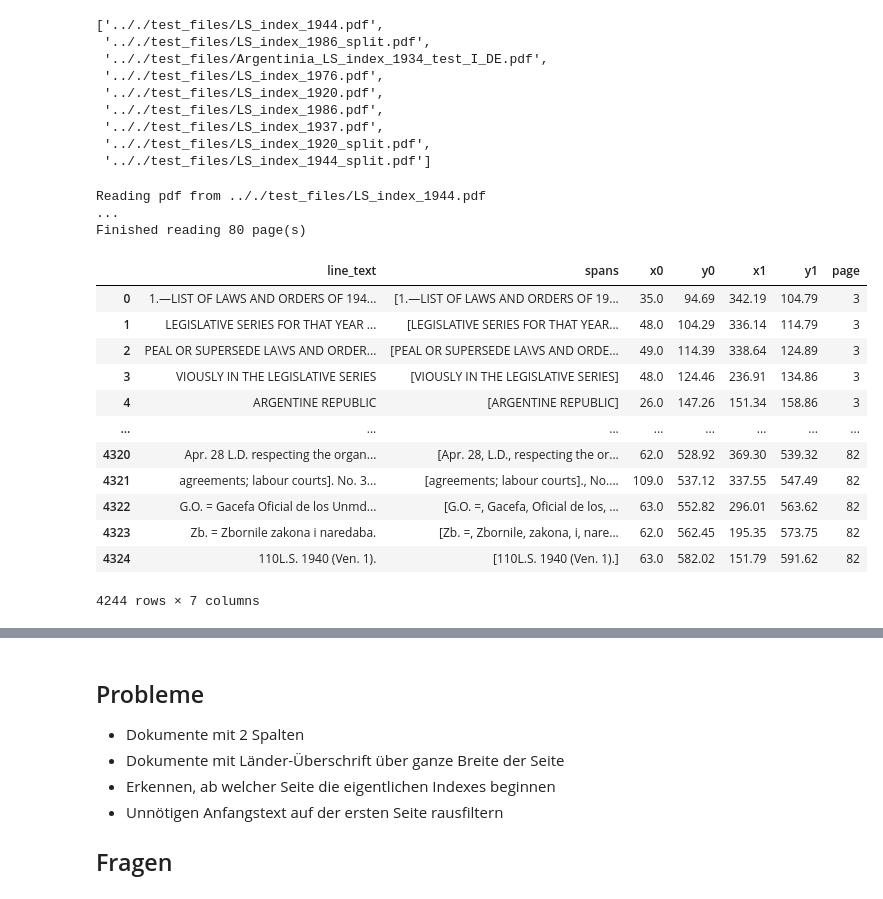
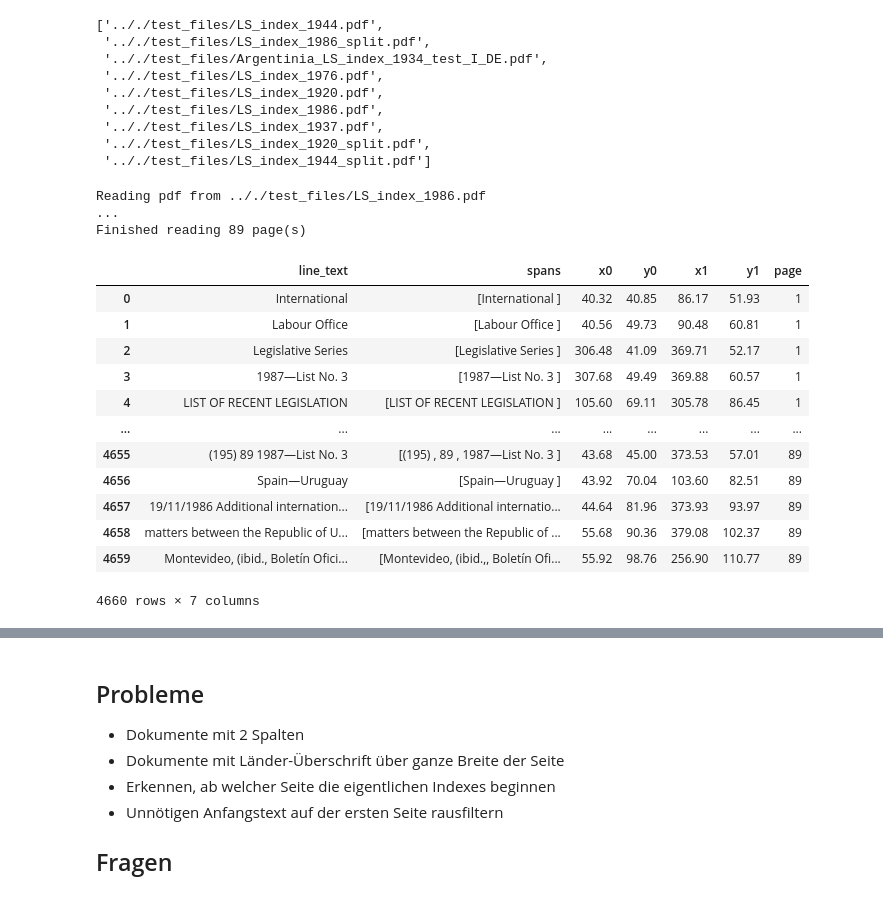
Before and after one commit to jeusa/indexex, a Jupyter notebook: code/index_extraction.ipynb, the cells around one changed output, grey strips where cells are left out. Drawn from its saved outputs; the diff is of its cells as text; code cells hidden in the pictures.

```diff
--- a/code/index_extraction.ipynb
+++ b/code/index_extraction.ipynb
@@ -27,31 +27,31 @@ test_files
  '.././test_files/LS_index_1920_split.pdf',
  '.././test_files/LS_index_1944_split.pdf']
 # %%
-p_start = 3
-pages, dicts = util.read_pdf(test_files[0], p_start)
+p_start = 1
+pages, dicts = util.read_pdf(test_files[-4], p_start)
 
 l_df = lines.make_lines_df(dicts)
 l_df = lines.merge_close_lines(l_df)
 l_df = lines.remove_useless_lines(l_df)
 
 display(l_df)
 # %% [output]
-Reading pdf from .././test_files/LS_index_1944.pdf
+Reading pdf from .././test_files/LS_index_1986.pdf
 ...
-Finished reading 80 page(s)
+Finished reading 89 page(s)
 |  | line_text | spans | x0 | y0 | x1 | y1 | page |
-| 0 | 1.—LIST OF LAWS AND ORDERS OF 194... | [1.—LIST OF LAWS AND ORDERS OF 19... | 35.0 | 94.69 | 342.19 | 104.79 | 3 |
-| 1 | LEGISLATIVE SERIES FOR THAT YEAR ... | [LEGISLATIVE SERIES FOR THAT YEAR... | 48.0 | 104.29 | 336.14 | 114.79 | 3 |
-| 2 | PEAL OR SUPERSEDE LA\VS AND ORDER... | [PEAL OR SUPERSEDE LA\VS AND ORDE... | 49.0 | 114.39 | 338.64 | 124.89 | 3 |
-| 3 | VIOUSLY IN THE LEGISLATIVE SERIES | [VIOUSLY IN THE LEGISLATIVE SERIES] | 48.0 | 124.46 | 236.91 | 134.86 | 3 |
-| 4 | ARGENTINE REPUBLIC | [ARGENTINE REPUBLIC] | 26.0 | 147.26 | 151.34 | 158.86 | 3 |
+| 0 | International | [International ] | 40.32 | 40.85 | 86.17 | 51.93 | 1 |
+| 1 | Labour Office | [Labour Office ] | 40.56 | 49.73 | 90.48 | 60.81 | 1 |
+| 2 | Legislative Series | [Legislative Series ] | 306.48 | 41.09 | 369.71 | 52.17 | 1 |
+| 3 | 1987—List No. 3 | [1987—List No. 3 ] | 307.68 | 49.49 | 369.88 | 60.57 | 1 |
+| 4 | LIST OF RECENT LEGISLATION | [LIST OF RECENT LEGISLATION ] | 105.60 | 69.11 | 305.78 | 86.45 | 1 |
 | ... | ... | ... | ... | ... | ... | ... | ... |
-| 4320 | Apr. 28 L.D. respecting the organ... | [Apr. 28, L.D., respecting the or... | 62.0 | 528.92 | 369.30 | 539.32 | 82 |
-| 4321 | agreements; labour courts]. No. 3... | [agreements; labour courts]., No.... | 109.0 | 537.12 | 337.55 | 547.49 | 82 |
-| 4322 | G.O. = Gacefa Oficial de los Unmd... | [G.O. =, Gacefa, Oficial de los, ... | 63.0 | 552.82 | 296.01 | 563.62 | 82 |
-| 4323 | Zb. = Zbornile zakona i naredaba. | [Zb. =, Zbornile, zakona, i, nare... | 62.0 | 562.45 | 195.35 | 573.75 | 82 |
-| 4324 | 110L.S. 1940 (Ven. 1). | [110L.S. 1940 (Ven. 1).] | 63.0 | 582.02 | 151.79 | 591.62 | 82 |
+| 4655 | (195) 89 1987—List No. 3 | [(195) , 89 , 1987—List No. 3 ] | 43.68 | 45.00 | 373.53 | 57.01 | 89 |
+| 4656 | Spain—Uruguay | [Spain—Uruguay ] | 43.92 | 70.04 | 103.60 | 82.51 | 89 |
+| 4657 | 19/11/1986 Additional internation... | [19/11/1986 Additional internatio... | 44.64 | 81.96 | 373.93 | 93.97 | 89 |
+| 4658 | matters between the Republic of U... | [matters between the Republic of ... | 55.68 | 90.36 | 379.08 | 102.37 | 89 |
+| 4659 | Montevideo, (ibid., Boletín Ofici... | [Montevideo, (ibid.,, Boletín Ofi... | 55.92 | 98.76 | 256.90 | 110.77 | 89 |
-4244 rows × 7 columns
+4660 rows × 7 columns
 # %%
 bins_x0, bins_x1, x0_n = classification.group_line_starts_ends(l_df)
 display(x0_n, bins_x0, bins_x1)
```
Also changed, not shown: parts of 6 cells of this notebook, 4 other files.
